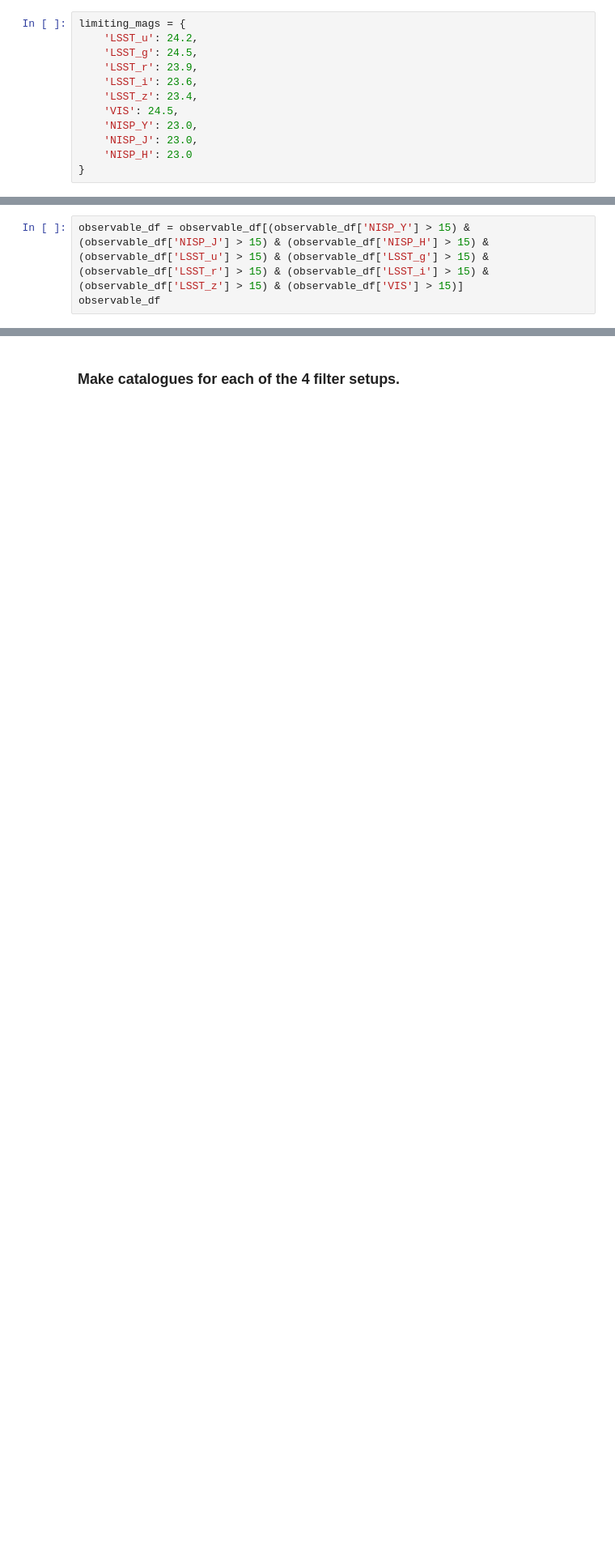
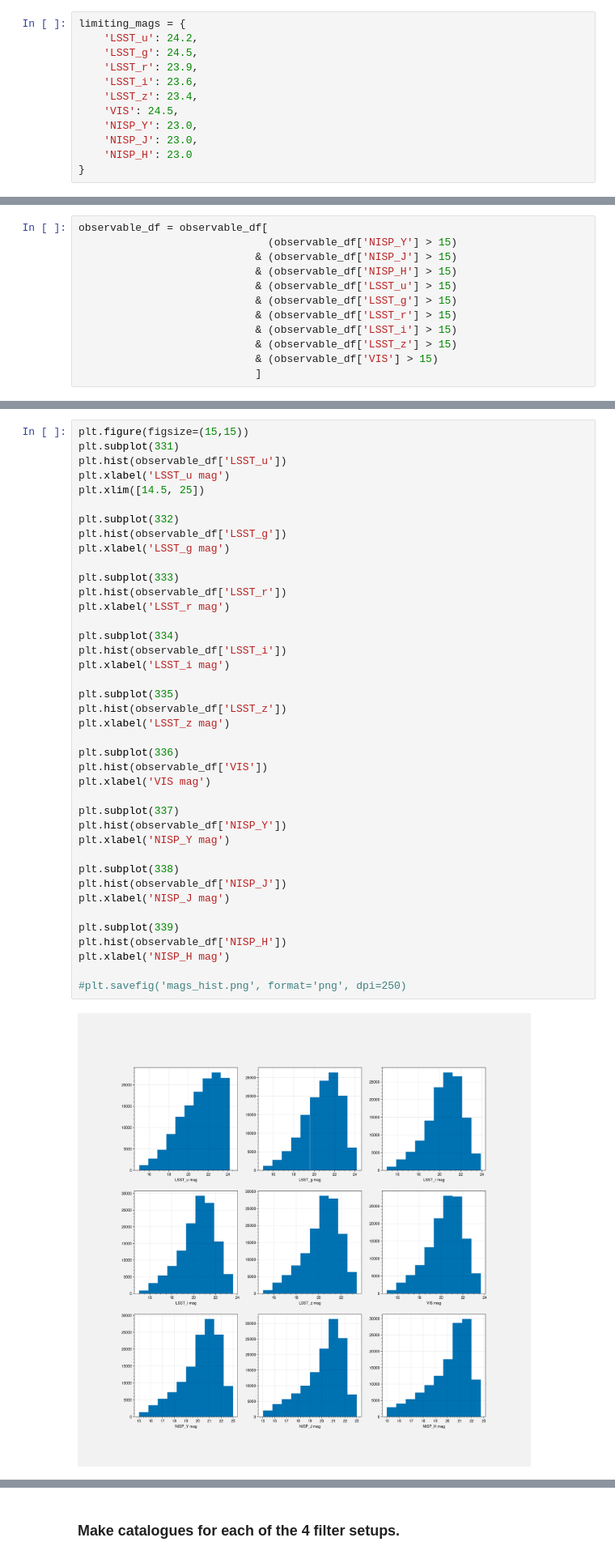
Before and after one commit to cjscullion/galaxy-properties-euclid, a Jupyter notebook: hzmass_2/create-catalogues_2.ipynb, the cells around one changed output, grey strips where cells are left out. Shown at 81% size. Drawn from its saved outputs; the diff is of its cells as text; blank space fills up the shorter version.

```diff
--- a/hzmass_2/create-catalogues_2.ipynb
+++ b/hzmass_2/create-catalogues_2.ipynb
@@ -36,3 +46,12 @@ observable_df = phot_df[(phot_df['NISP_Y'] < limiting_mags['NISP_Y']) & (phot_df
 # %%
-observable_df = observable_df[(observable_df['NISP_Y'] > 15) & (observable_df['NISP_J'] > 15) & (observable_df['NISP_H'] > 15) & (observable_df['LSST_u'] > 15) & (observable_df['LSST_g'] > 15) & (observable_df['LSST_r'] > 15) & (observable_df['LSST_i'] > 15) & (observable_df['LSST_z'] > 15) & (observable_df['VIS'] > 15)]
-observable_df
+observable_df = observable_df[
+                              (observable_df['NISP_Y'] > 15)
+                            & (observable_df['NISP_J'] > 15)
+                            & (observable_df['NISP_H'] > 15)
+                            & (observable_df['LSST_u'] > 15)
+                            & (observable_df['LSST_g'] > 15)
+                            & (observable_df['LSST_r'] > 15)
+                            & (observable_df['LSST_i'] > 15)
+                            & (observable_df['LSST_z'] > 15)
+                            & (observable_df['VIS'] > 15)
+                            ]
@@ -56,0 +74,42 @@ sample_df.to_csv('euc_obs_n4000.csv')
+# %%
+plt.figure(figsize=(15,15))
+plt.subplot(331)
+plt.hist(observable_df['LSST_u'])
+plt.xlabel('LSST_u mag')
+plt.xlim([14.5, 25])
+
+plt.subplot(332)
+plt.hist(observable_df['LSST_g'])
+plt.xlabel('LSST_g mag')
+
+plt.subplot(333)
+plt.hist(observable_df['LSST_r'])
+plt.xlabel('LSST_r mag')
+
+plt.subplot(334)
+plt.hist(observable_df['LSST_i'])
+plt.xlabel('LSST_i mag')
+
+plt.subplot(335)
+plt.hist(observable_df['LSST_z'])
+plt.xlabel('LSST_z mag')
+
+plt.subplot(336)
+plt.hist(observable_df['VIS'])
+plt.xlabel('VIS mag')
+
+plt.subplot(337)
+plt.hist(observable_df['NISP_Y'])
+plt.xlabel('NISP_Y mag')
+
+plt.subplot(338)
+plt.hist(observable_df['NISP_J'])
+plt.xlabel('NISP_J mag')
+
+plt.subplot(339)
+plt.hist(observable_df['NISP_H'])
+plt.xlabel('NISP_H mag')
+
+#plt.savefig('mags_hist.png', format='png', dpi=250)
+# %% [output]
+[figure, added]
```
Also changed, not shown: parts of 52 cells of this notebook, 16 other files.
